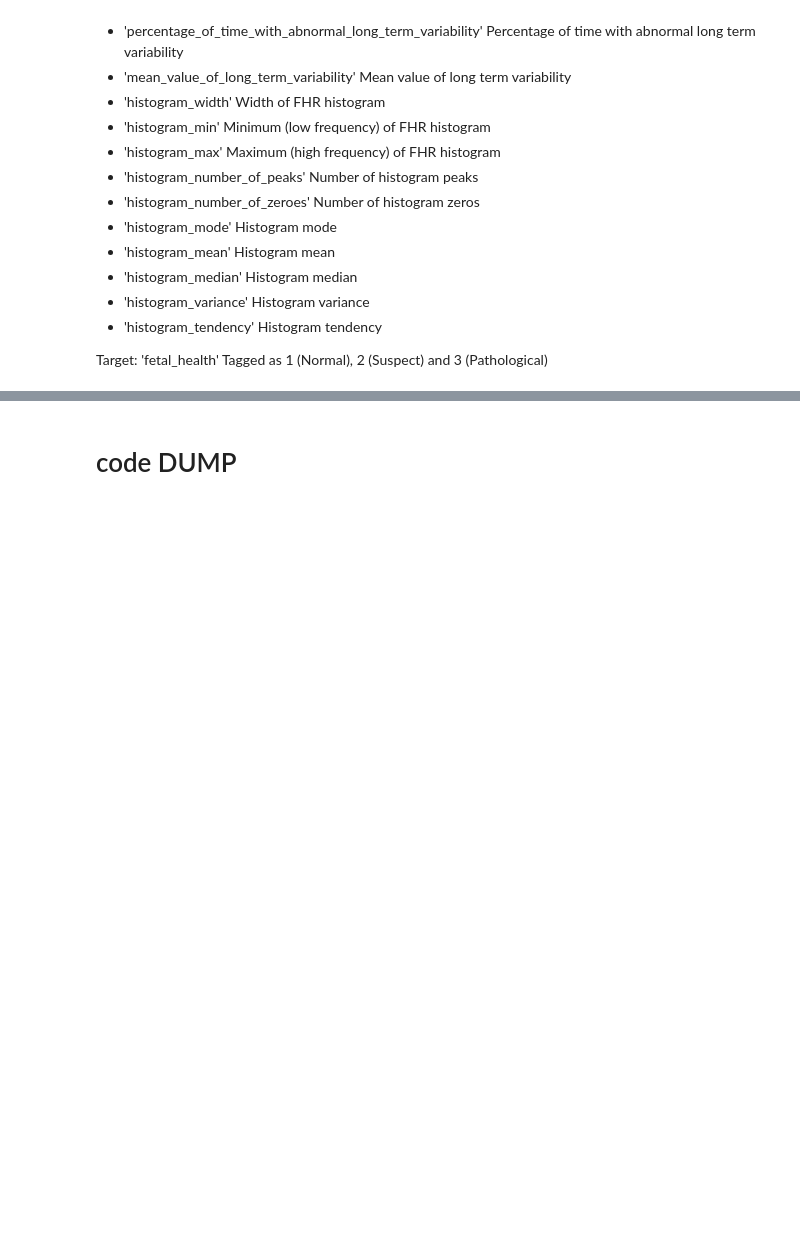
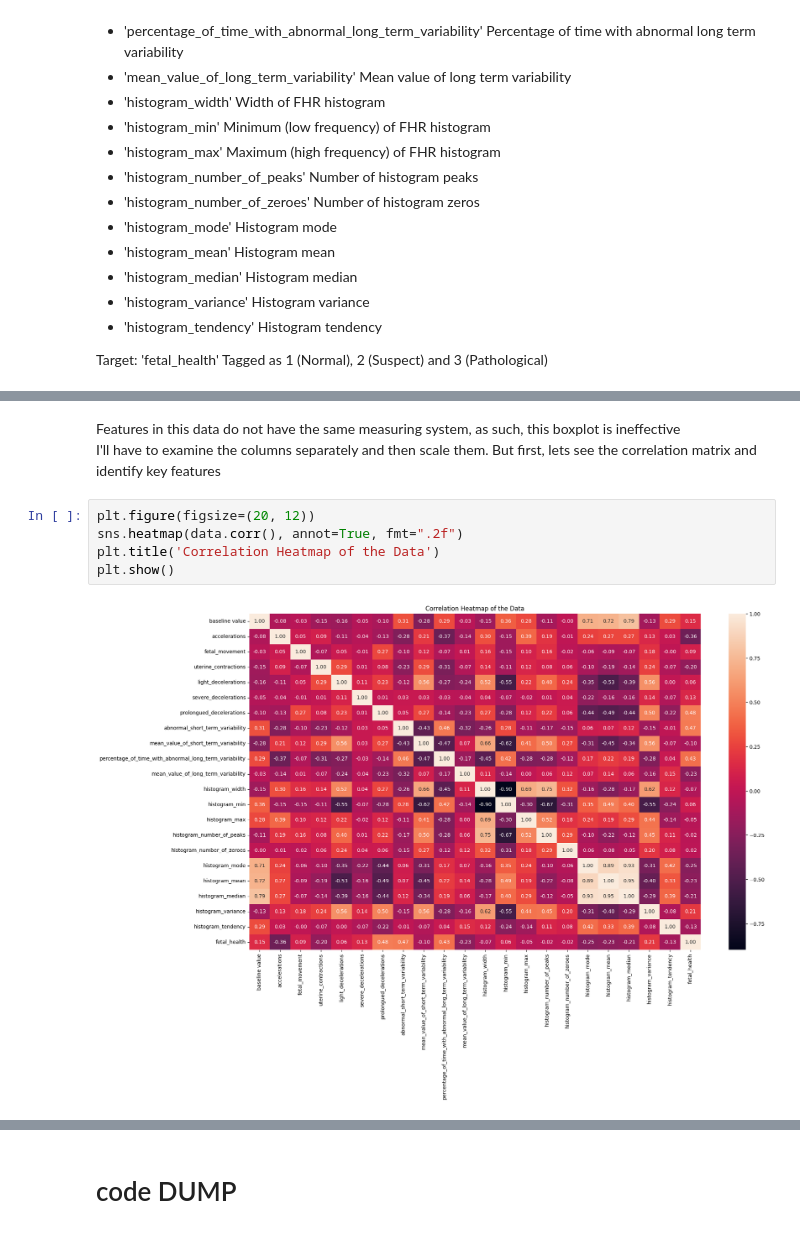
Before and after one commit to AndreyLebedinskiy/Concrete-properties-estimation, a Jupyter notebook: UOLProject.ipynb, the cells around one changed output, grey strips where cells are left out. Cells and saved outputs as stored; diff of their text form; blank space fills up the shorter version.

```diff
--- a/UOLProject.ipynb
+++ b/UOLProject.ipynb
@@ -779,0 +851,10 @@ data = pd.read_csv('data\fetal_health.csv')
+# %% [markdown]
+Features in this data do not have the same measuring system, as such, this boxplot is ineffective
+I'll have to examine the columns separately and then scale them. But first, lets see the correlation matrix and identify key features
+# %%
+plt.figure(figsize=(20, 12))
+sns.heatmap(data.corr(), annot=True, fmt=".2f")
+plt.title('Correlation Heatmap of the Data')
+plt.show()
+# %% [output]
+[figure, added]
```
Also changed, not shown: parts of 20 cells of this notebook.
